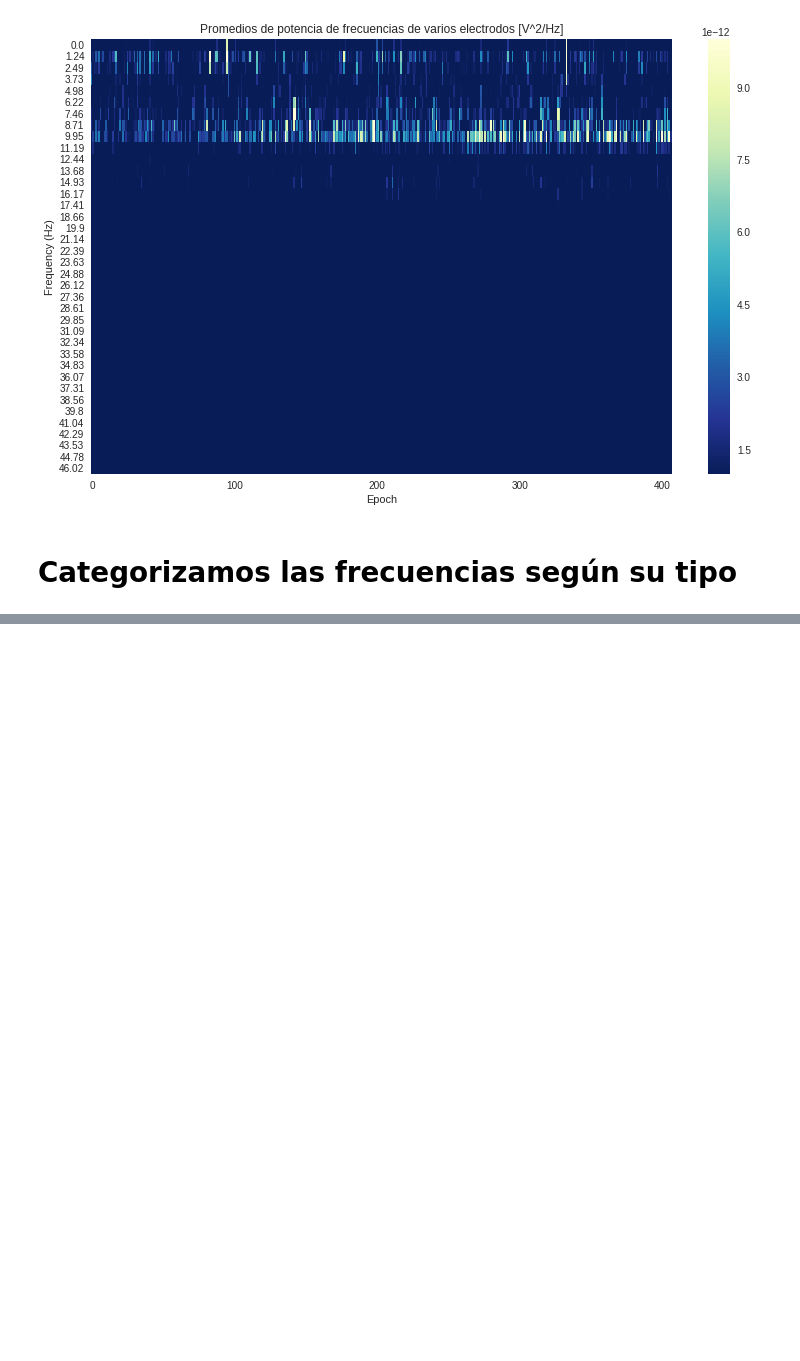
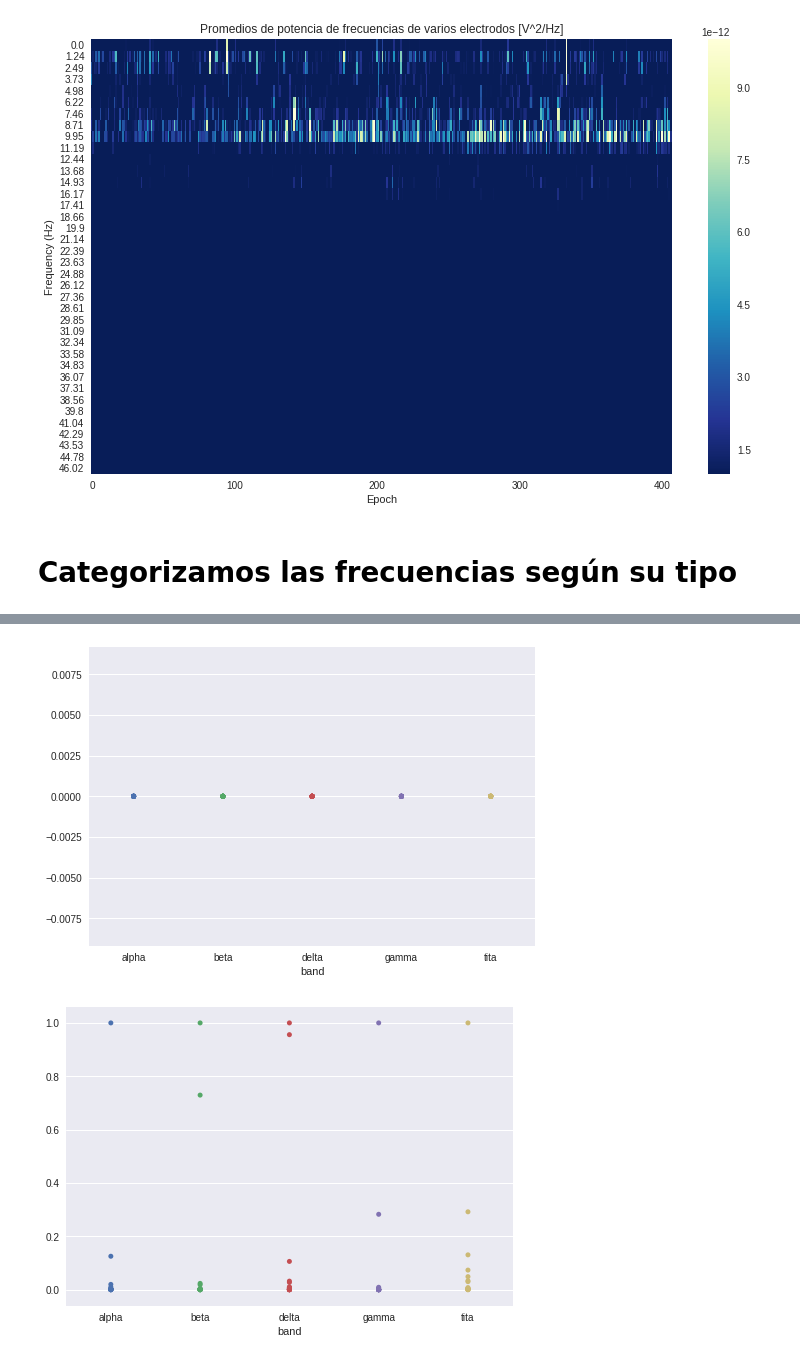
Before and after one commit to gfourcade/cienciadatos, a Jupyter notebook: tp2/tp2.ipynb, the cells around one changed output, grey strips where cells are left out. Saved outputs shown, nothing was run; the diff lists cells and outputs as text; code cells hidden in the pictures; blank space fills up the shorter version.

Commit message:
plots categoricos

```diff
--- a/tp2/tp2.ipynb
+++ b/tp2/tp2.ipynb
@@ -156,0 +175,23 @@ plt.show()
+# %%
+band_mean_per_patient = pd.DataFrame(powers_per_frequency_range)
+
+band_mean_per_patient = band_mean_per_patient.rename_axis("patient", axis=0)
+band_mean_per_patient = band_mean_per_patient.rename_axis("band", axis=1)
+
+
+ax = sns.stripplot(data=band_mean_per_patient,
+                   vmin=band_mean_per_patient.min(),
+                   vmax=band_mean_per_patient.max())
+#ax.set_yscale('log')
+plt.show()
+
+df = band_mean_per_patient
+df_norm = (df - df.min()) / (df.max() - df.min())
+ax = sns.stripplot(data=df_norm,
+                    vmin=df_norm.min(),
+                    vmax=df_norm.max())
+#ax.set_yscale('log')
+plt.show()
+# %% [output]
+[figure, added]
+[figure, added]
```
Also changed, not shown: parts of 4 cells of this notebook.
